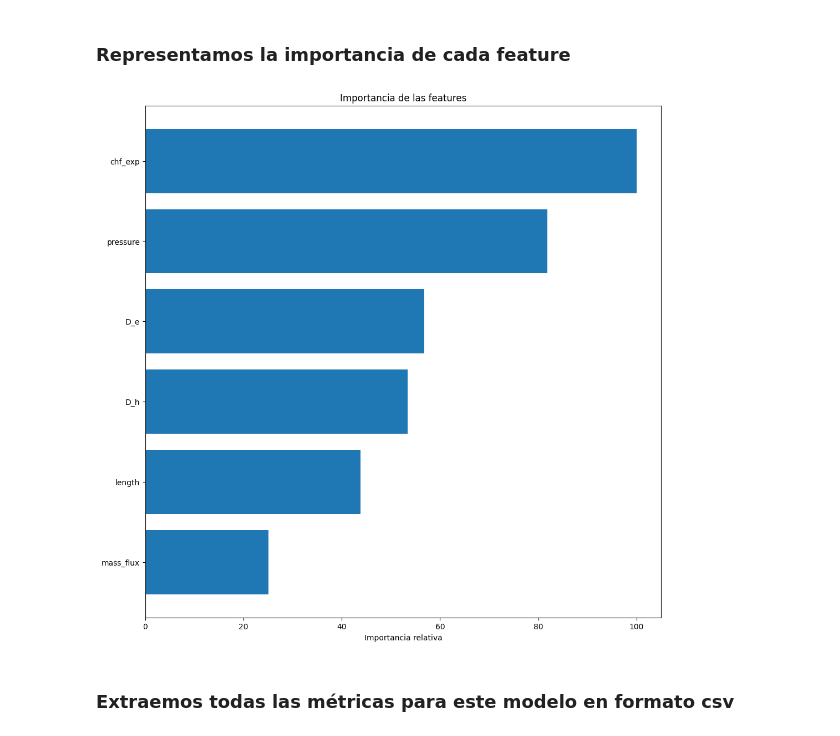
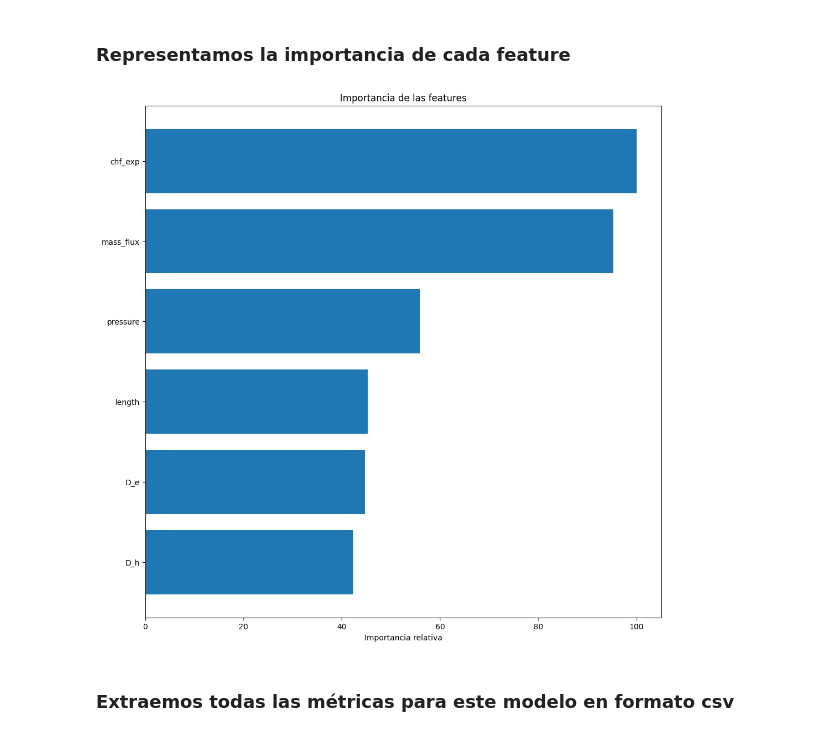
Before and after one commit to appeceix/kaggle_ML_competition_heat_flux, a Jupyter notebook: notebooks/1_modelo.ipynb, the cells around one changed output. Saved outputs shown, nothing was run; the diff lists cells and outputs as text; code cells hidden in the pictures.

```diff
--- a/notebooks/1_modelo.ipynb
+++ b/notebooks/1_modelo.ipynb
@@ -52,3 +51,15 @@ y = data['x_e_out']
 # Dividimos entre train y test
 from sklearn.model_selection import train_test_split
 X_train, X_test, y_train, y_test = train_test_split(X, y, test_size=.2, random_state=0)
+# %%
+from lightgbm import LGBMRegressor
+#Initialize and train the model
+model = LGBMRegressor(n_estimators=129, random_state=0, n_jobs=-1, verbose = 0)
+cv_scores = cross_val_score(model, X_train, y_train, cv=5, scoring='neg_mean_squared_error')
+model.fit(X_train, y_train)
+
+# Make predictions on the test set and evaluate
+preds_test = model.predict(X_test)
+print('Test RMSE:', np.sqrt(mean_squared_error(y_test, preds_test)))
+
+#0.07593529428957042 129 es el mejor n_estimators
@@ -265,22 +282,22 @@ print(best_model_params)
 ### Representamos la importancia de cada feature
 # %%
 # Extraemos la feature importance del best model
-feature_importance = best_model.named_steps['estimator'].feature_importances_
+feature_importance = model.feature_importances_
 feature_importance = 100.0 * (feature_importance / feature_importance.max())
 sorted_idx = np.argsort(feature_importance)
 feature_names = X.columns
 feature_names = feature_names[sorted_idx]
 feature_importance = feature_importance[sorted_idx]
 pos = np.arange(sorted_idx.shape[0]) + .5
 
 # Representamos la importancia de las features
 plt.figure(figsize=(12, 12))
 plt.barh(pos, feature_importance, align='center')
 plt.yticks(pos, feature_names)
 plt.xlabel('Importancia relativa')
 plt.title('Importancia de las features')
 plt.show()
 # %% [output]
-[figure, old version]
+[figure, new version]
 # %% [markdown]
 ### Extraemos todas las métricas para este modelo en formato csv
```
Also changed, not shown: parts of 20 cells of this notebook, 47 other files.
